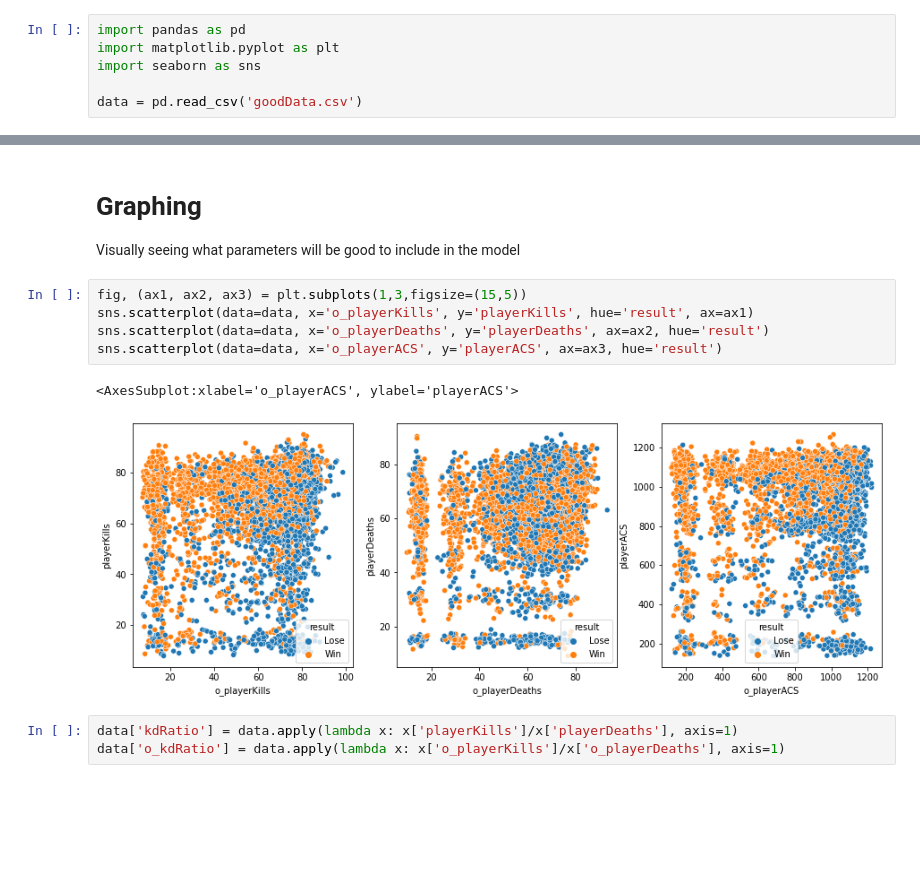
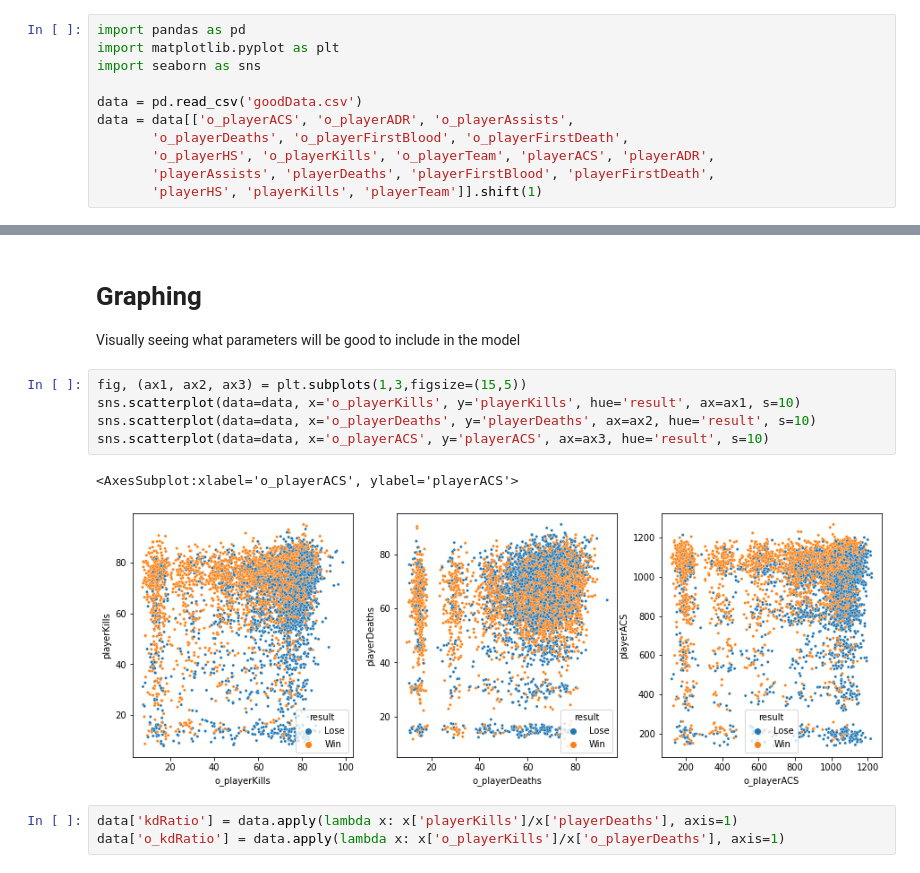
Before and after one commit to timothyliutl/ValorantData, a Jupyter notebook: secondAttempt.ipynb, the cells around one changed output, grey strips where cells are left out. Cells and saved outputs as stored; diff of their text form; blank space fills up the shorter version.

Commit message:
edited data so there wasn't leakage

```diff
--- a/secondAttempt.ipynb
+++ b/secondAttempt.ipynb
@@ -11,3 +11,8 @@ import matplotlib.pyplot as plt
 import seaborn as sns
 
 data = pd.read_csv('goodData.csv')
+data = data[['o_playerACS', 'o_playerADR', 'o_playerAssists',
+       'o_playerDeaths', 'o_playerFirstBlood', 'o_playerFirstDeath',
+       'o_playerHS', 'o_playerKills', 'o_playerTeam', 'playerACS', 'playerADR',
+       'playerAssists', 'playerDeaths', 'playerFirstBlood', 'playerFirstDeath',
+       'playerHS', 'playerKills', 'playerTeam']].shift(1)
@@ -16,12 +35,12 @@ data = pd.read_csv('goodData.csv')
 Visually seeing what parameters will be good to include in the model
 # %%
 fig, (ax1, ax2, ax3) = plt.subplots(1,3,figsize=(15,5))
-sns.scatterplot(data=data, x='o_playerKills', y='playerKills', hue='result', ax=ax1)
-sns.scatterplot(data=data, x='o_playerDeaths', y='playerDeaths', ax=ax2, hue='result')
-sns.scatterplot(data=data, x='o_playerACS', y='playerACS', ax=ax3, hue='result')
+sns.scatterplot(data=data, x='o_playerKills', y='playerKills', hue='result', ax=ax1, s=10)
+sns.scatterplot(data=data, x='o_playerDeaths', y='playerDeaths', ax=ax2, hue='result', s=10)
+sns.scatterplot(data=data, x='o_playerACS', y='playerACS', ax=ax3, hue='result', s=10)
 # %% [output]
 <AxesSubplot:xlabel='o_playerACS', ylabel='playerACS'>
-[figure, old version]
+[figure, new version]
 # %%
 data['kdRatio'] = data.apply(lambda x: x['playerKills']/x['playerDeaths'], axis=1)
 data['o_kdRatio'] = data.apply(lambda x: x['o_playerKills']/x['o_playerDeaths'], axis=1)
```
Also changed, not shown: parts of 1 cell of this notebook, 2 other files.
